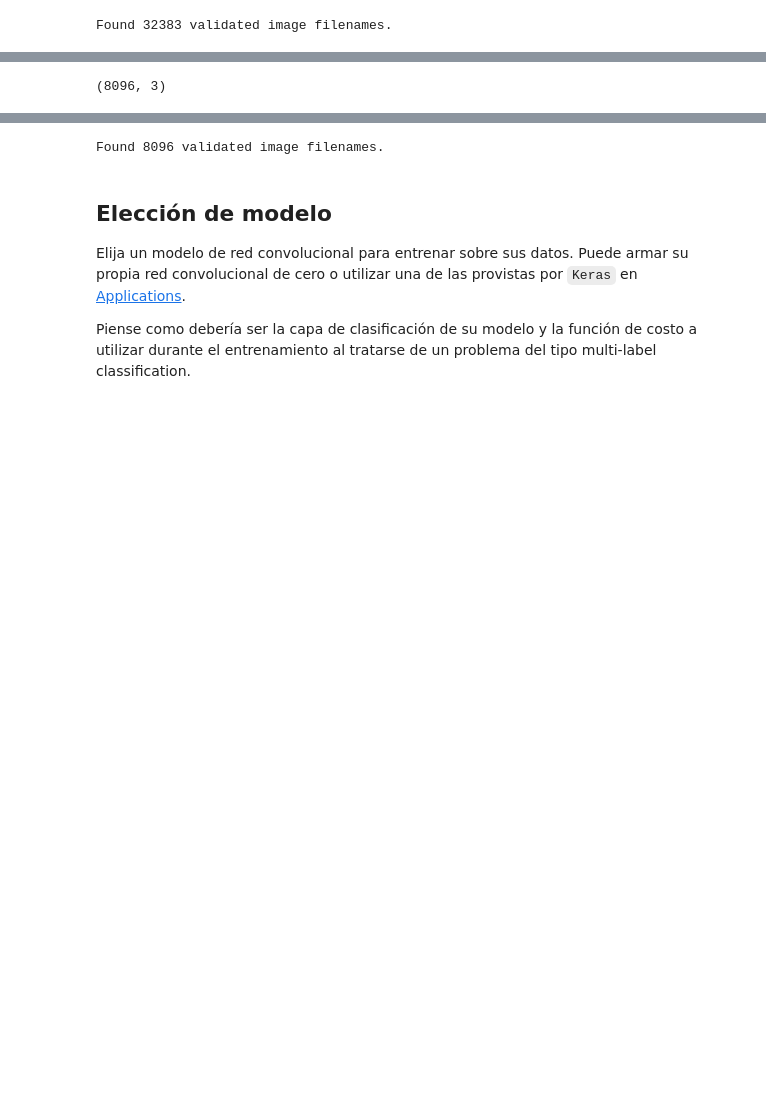
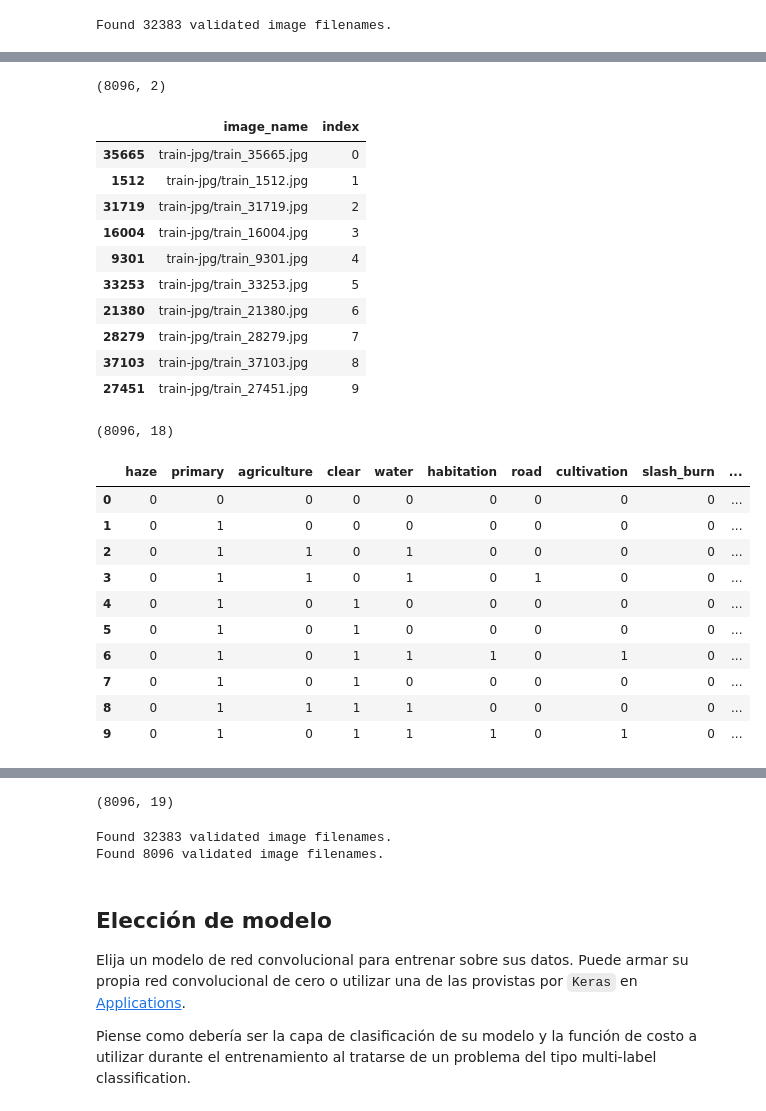
Before and after one commit to gianfrancob/PracticosOptativas, a Jupyter notebook: VisionPorComputadoras/final-lab_2019.ipynb, the cells around one changed output, grey strips where cells are left out. Saved outputs shown, nothing was run; the diff lists cells and outputs as text; code cells hidden in the pictures; blank space fills up the shorter version.

```diff
--- a/VisionPorComputadoras/final-lab_2019.ipynb
+++ b/VisionPorComputadoras/final-lab_2019.ipynb
@@ -488,14 +488,10 @@ train_generator = datagen.flow_from_dataframe(dataframe=train_df,
 # %% [output]
 Found 32383 validated image filenames.
 # %%
-tokenizer = Tokenizer(filters=' ')
-tokenizer.fit_on_texts(labels)
-display(tokenizer.index_word)
-
-label_seq = tokenizer.texts_to_sequences(y_train)
-display(y_train[0:10])
+label_seq = tokenizer.texts_to_sequences(y_test)
+display(y_test[0:10])
 display(label_seq[0:10])
 
 label_length=len(tokenizer.word_index)+1
-train_onehot_labels = [to_categorical(label, num_classes=label_length, dtype='int32').sum(axis=0)[1:] for label in label_seq]
-display(train_onehot_labels[0:10])
+test_onehot_labels = [to_categorical(label, num_classes=label_length, dtype='int32').sum(axis=0)[1:] for label in label_seq]
+display(test_onehot_labels[0:10])
@@ -502,16 +530,39 @@ display(train_onehot_labels[0:10])
 # %%
-test_df = pd.DataFrame([X_train]).T
+test_df = pd.DataFrame([X_test]).T
 test_df["index"] = range(0, test_df.shape[0])
 display(test_df.shape)
 display(test_df.head(10))
 
-categories = pd.DataFrame(train_onehot_labels, columns=tokenizer.index_word.values())
+categories = pd.DataFrame(test_onehot_labels, columns=tokenizer.index_word.values())
 categories["index"] = range(0, categories.shape[0])
 display(categories.shape)
 display(categories.head(10))
 
 test_df = pd.merge(test_df, categories, left_on="index", right_on="index", how="outer")
 display(test_df.head(10))
 display(test_df.shape)
 # %% [output]
-(8096, 3)
+(8096, 2)
+|  | image_name | index |
+| 35665 | train-jpg/train_35665.jpg | 0 |
+| 1512 | train-jpg/train_1512.jpg | 1 |
+| 31719 | train-jpg/train_31719.jpg | 2 |
+| 16004 | train-jpg/train_16004.jpg | 3 |
+| 9301 | train-jpg/train_9301.jpg | 4 |
+| 33253 | train-jpg/train_33253.jpg | 5 |
+| 21380 | train-jpg/train_21380.jpg | 6 |
+| 28279 | train-jpg/train_28279.jpg | 7 |
+| 37103 | train-jpg/train_37103.jpg | 8 |
+| 27451 | train-jpg/train_27451.jpg | 9 |
+(8096, 18)
+|  | haze | primary | agriculture | clear | water | habitation | road | cultivation | slash_burn | ... |
+| 0 | 0 | 0 | 0 | 0 | 0 | 0 | 0 | 0 | 0 | ... |
+| 1 | 0 | 1 | 0 | 0 | 0 | 0 | 0 | 0 | 0 | ... |
+| 2 | 0 | 1 | 1 | 0 | 1 | 0 | 0 | 0 | 0 | ... |
+| 3 | 0 | 1 | 1 | 0 | 1 | 0 | 1 | 0 | 0 | ... |
+| 4 | 0 | 1 | 0 | 1 | 0 | 0 | 0 | 0 | 0 | ... |
+| 5 | 0 | 1 | 0 | 1 | 0 | 0 | 0 | 0 | 0 | ... |
+| 6 | 0 | 1 | 0 | 1 | 1 | 1 | 0 | 1 | 0 | ... |
+| 7 | 0 | 1 | 0 | 1 | 0 | 0 | 0 | 0 | 0 | ... |
+| 8 | 0 | 1 | 1 | 1 | 1 | 0 | 0 | 0 | 0 | ... |
+| 9 | 0 | 1 | 0 | 1 | 1 | 1 | 0 | 1 | 0 | ... |
@@ -518,16 +580,32 @@ display(test_df.shape)
+(8096, 19)
 # %%
-test_generator = test_datagen.flow_from_dataframe(dataframe=test_df,
-                                              y_col="index",
-                                              x_col="image_name",
-                                              directory=".",
-                                              target_size=(256, 256),
-                                              color_mode='rgba',
-                                              classes=None,
-                                              class_mode="raw",
-                                              batch_size=32,
-                                              shuffle=True
+train_generator = train_datagen.flow_from_dataframe(
+    dataframe=train_df,
+    y_col=labels,
+    x_col="image_name",
+    directory=".",
+    target_size=(255, 255),
+    color_mode='rgba',
+    classes=None,
+    class_mode="raw",
+    batch_size=32,
+    shuffle=True
 )
+
+test_generator = test_datagen.flow_from_dataframe(
+    dataframe=test_df,
+    y_col=labels,
+    x_col="image_name",
+    directory=".",
+    target_size=(255, 255),
+    color_mode='rgba',
+    classes=None,
+    class_mode="raw",
+    batch_size=32,
+    shuffle=True
+)
 # %% [output]
+Found 32383 validated image filenames.
 Found 8096 validated image filenames.
 # %%
 # Fit a MultiLabelBinarizer
```
Also changed, not shown: parts of 5 cells of this notebook.
